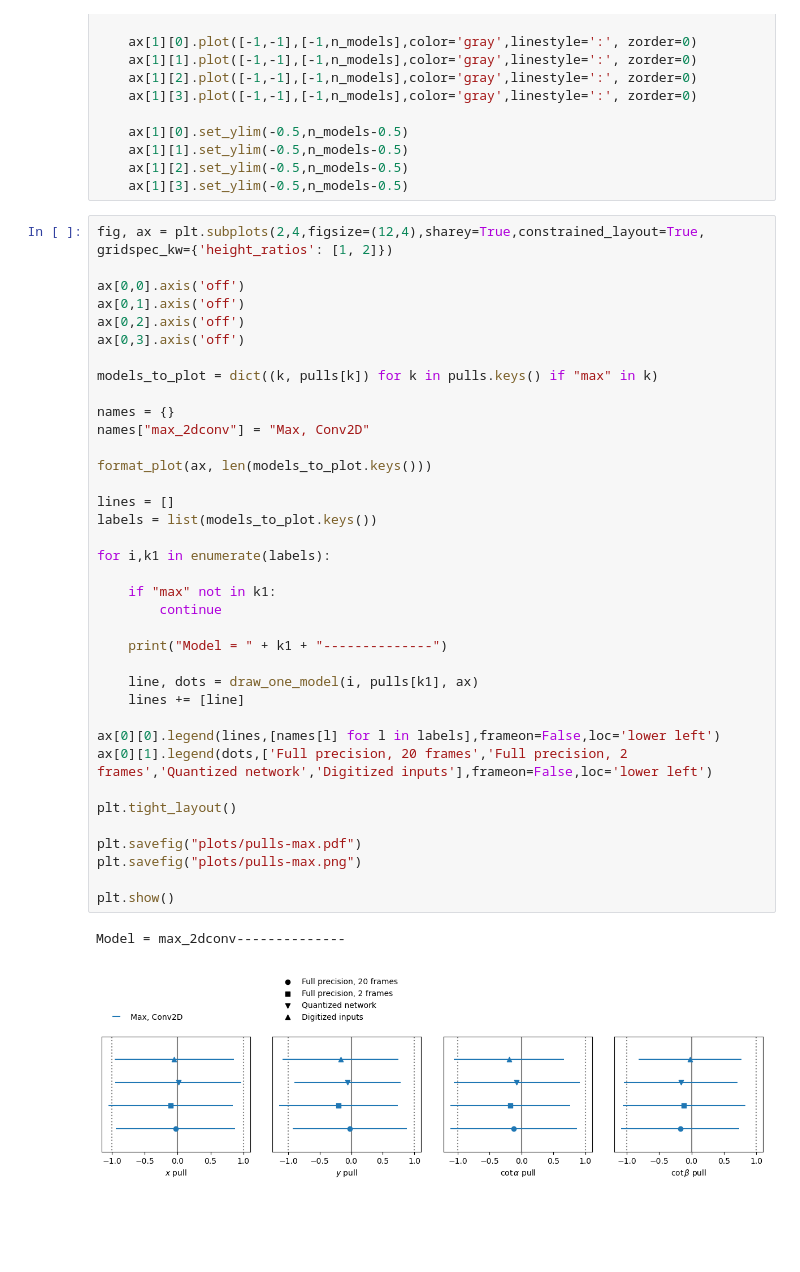
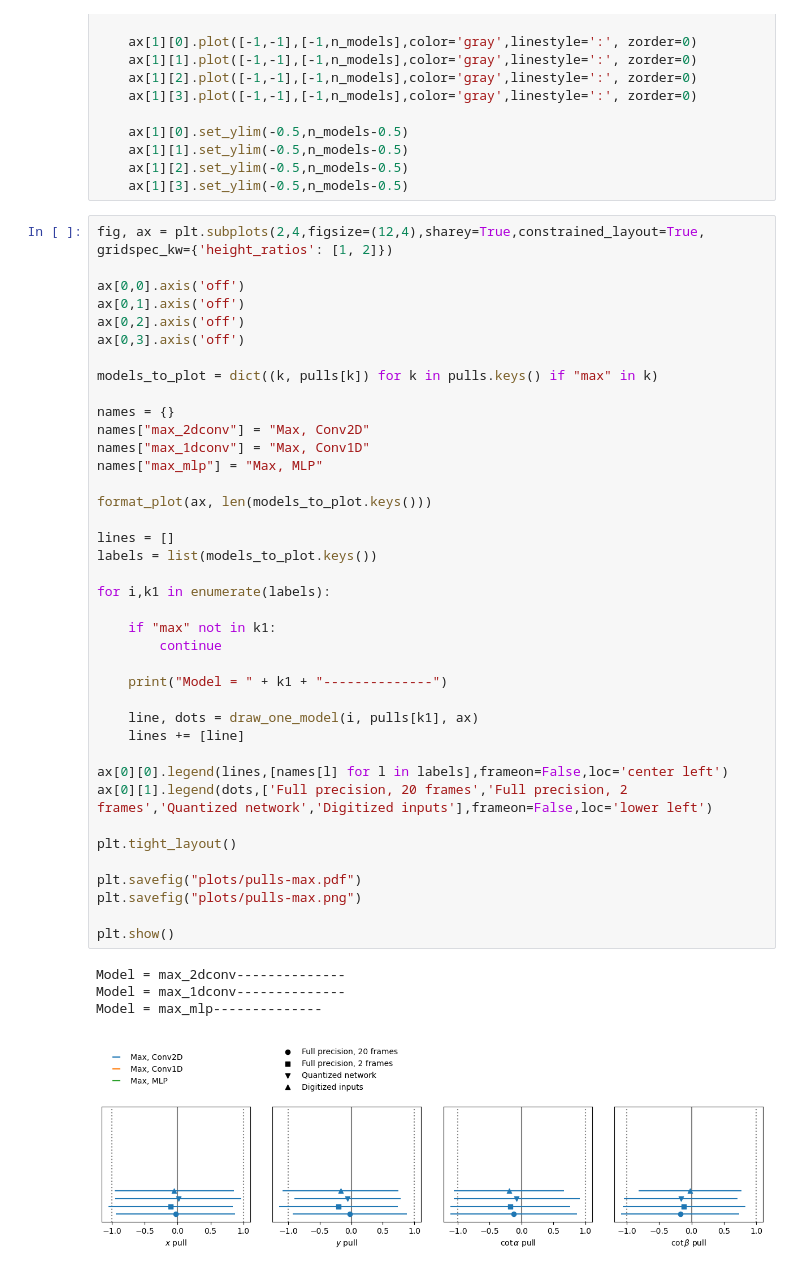
Before and after one commit to smart-pix/smart-pixels-ml, a Jupyter notebook: summary-plots/compare-pulls-PAPER.ipynb, the cells around one changed output. Saved outputs shown, nothing was run; the diff lists cells and outputs as text; blank space fills up the shorter version.

```diff
--- a/summary-plots/compare-pulls-PAPER.ipynb
+++ b/summary-plots/compare-pulls-PAPER.ipynb
@@ -72,35 +72,39 @@ ax[0,3].axis('off')
 models_to_plot = dict((k, pulls[k]) for k in pulls.keys() if "max" in k)
 
 names = {}
 names["max_2dconv"] = "Max, Conv2D"
+names["max_1dconv"] = "Max, Conv1D"
+names["max_mlp"] = "Max, MLP"
 
 format_plot(ax, len(models_to_plot.keys()))
 
 lines = []
 labels = list(models_to_plot.keys())
 
 for i,k1 in enumerate(labels):
 
     if "max" not in k1:
         continue
 
     print("Model = " + k1 + "--------------")
 
     line, dots = draw_one_model(i, pulls[k1], ax)
     lines += [line]
 
-ax[0][0].legend(lines,[names[l] for l in labels],frameon=False,loc='lower left')
+ax[0][0].legend(lines,[names[l] for l in labels],frameon=False,loc='center left')
 ax[0][1].legend(dots,['Full precision, 20 frames','Full precision, 2 frames','Quantized network','Digitized inputs'],frameon=False,loc='lower left')
 
 plt.tight_layout()
 
 plt.savefig("plots/pulls-max.pdf")
 plt.savefig("plots/pulls-max.png")
 
 plt.show()
 # %% [output]
 Model = max_2dconv--------------
+Model = max_1dconv--------------
+Model = max_mlp--------------
-[figure, old version]
+[figure, new version]
 # %%
 fig, ax = plt.subplots(2,4,figsize=(12,4),sharey=True,constrained_layout=True, gridspec_kw={'height_ratios': [1, 2]})
 
```
Also changed, not shown: parts of 2 cells of this notebook, 4 other files.
